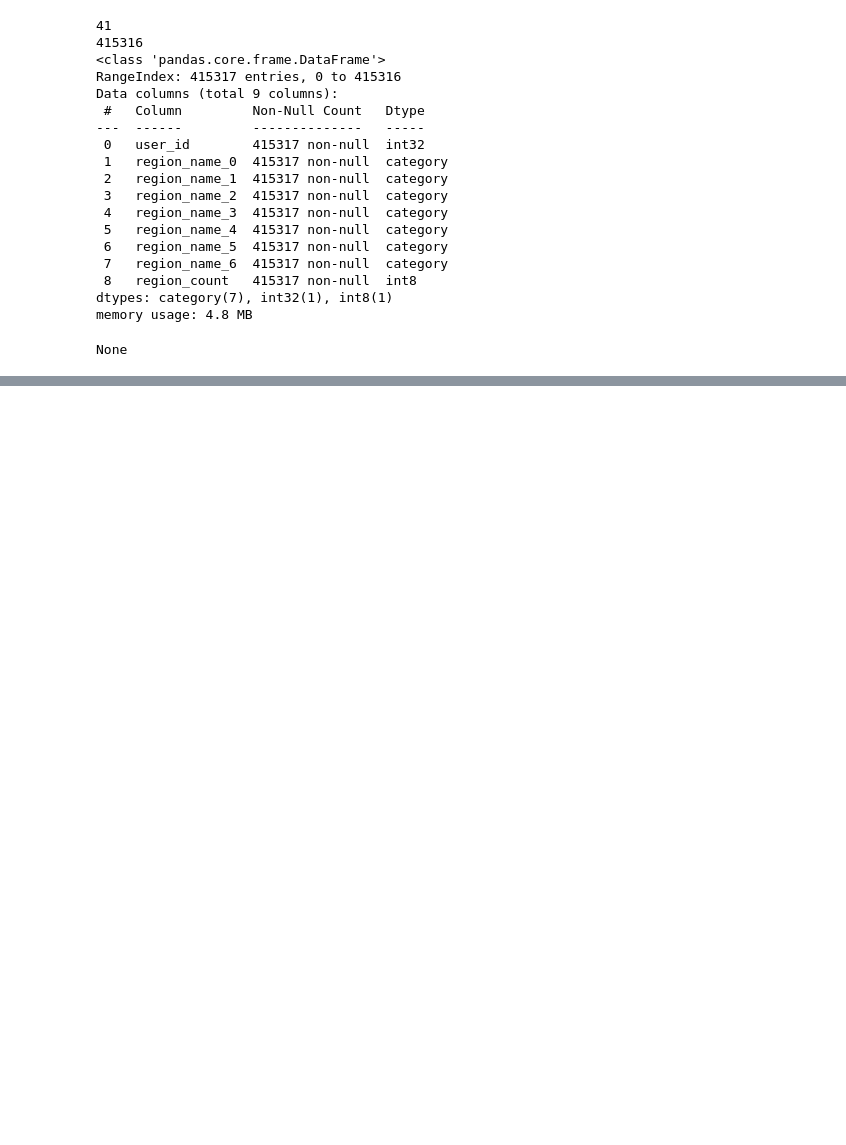
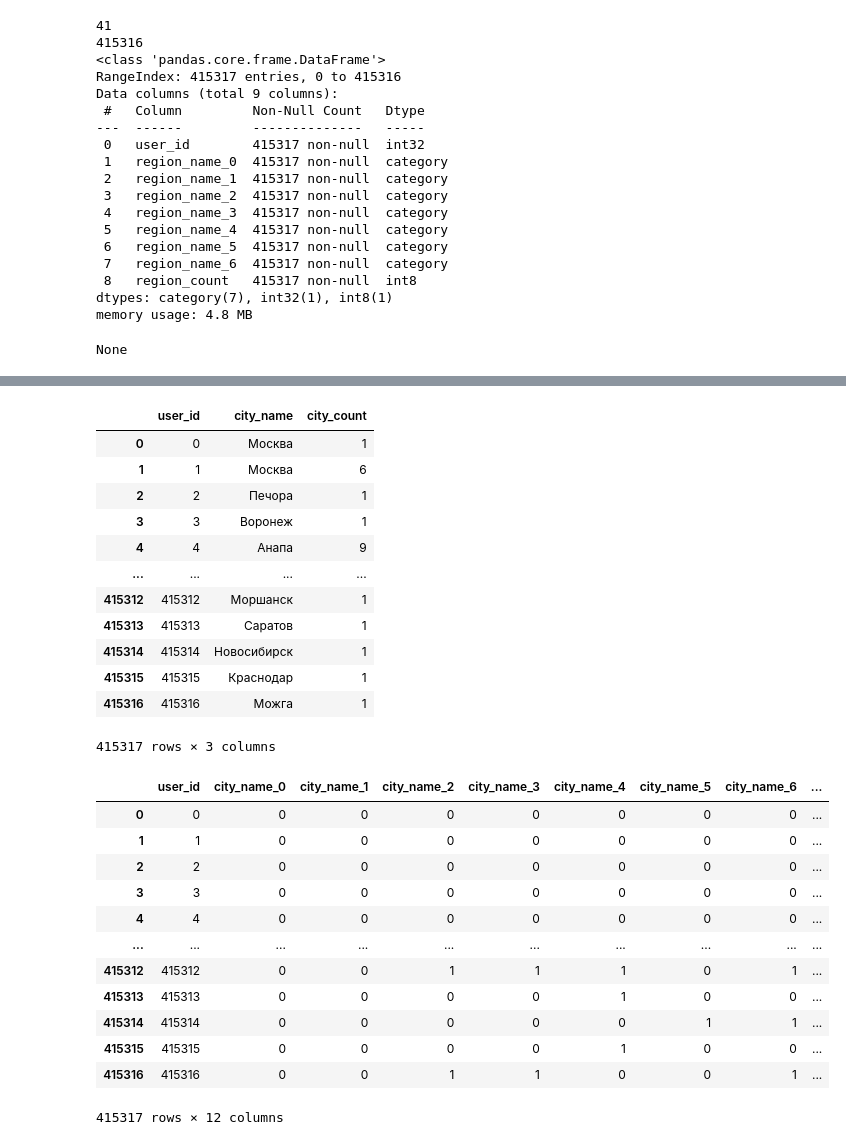
Before and after one commit to koshkidadanet/MTS-ML-CUP, a Jupyter notebook: feature_eng.ipynb, the cells around one changed output, grey strips where cells are left out. Saved outputs shown, nothing was run; the diff lists cells and outputs as text; code cells hidden in the pictures; blank space fills up the shorter version.

Commit message:
city, all cpe

```diff
--- a/feature_eng.ipynb
+++ b/feature_eng.ipynb
@@ -179,0 +182,6 @@ df.to_parquet('..\\full_data\\figma_plan\\region.parquet', index=False)
+# %%
+path = '..\\full_data\\competition_data_final_pqt'
+columns = {'user_id': 'int32', 'city_name': 'category'}
+data = read_data(path,columns)
+display(data.info())
+display(data.isna().sum())
@@ -179,0 +198,17 @@ df.to_parquet('..\\full_data\\figma_plan\\region.parquet', index=False)
+# %%
+df = data.groupby(['user_id', 'city_name'])['city_name'].count()
+df.name = 'top_city'
+
+display(df.info())
+print(df.index)
+
+df = df[df != 0].reset_index()
+display(df.head(20))
+
+city_count = df.groupby('user_id', group_keys=False)['city_name'].count()
+
+df = df.sort_values(by='top_city', ascending=False).drop_duplicates(subset='user_id', keep='first', ignore_index=True)
+df = df.drop('top_city', axis=1)
+
+df = df.sort_values(by='user_id').reset_index(drop=True)
+df['city_count'] = city_count
@@ -179,0 +259,32 @@ df.to_parquet('..\\full_data\\figma_plan\\region.parquet', index=False)
+# %%
+display(df)
+be = BinaryEncoder(cols=['city_name'],return_df=True)
+df = be.fit_transform(df)
+display(df)
+# %% [output]
+|  | user_id | city_name | city_count |
+| 0 | 0 | Москва | 1 |
+| 1 | 1 | Москва | 6 |
+| 2 | 2 | Печора | 1 |
+| 3 | 3 | Воронеж | 1 |
+| 4 | 4 | Анапа | 9 |
+| ... | ... | ... | ... |
+| 415312 | 415312 | Моршанск | 1 |
+| 415313 | 415313 | Саратов | 1 |
+| 415314 | 415314 | Новосибирск | 1 |
+| 415315 | 415315 | Краснодар | 1 |
+| 415316 | 415316 | Можга | 1 |
+415317 rows × 3 columns
+|  | user_id | city_name_0 | city_name_1 | city_name_2 | city_name_3 | city_name_4 | city_name_5 | city_name_6 | ... |
+| 0 | 0 | 0 | 0 | 0 | 0 | 0 | 0 | 0 | ... |
+| 1 | 1 | 0 | 0 | 0 | 0 | 0 | 0 | 0 | ... |
+| 2 | 2 | 0 | 0 | 0 | 0 | 0 | 0 | 0 | ... |
+| 3 | 3 | 0 | 0 | 0 | 0 | 0 | 0 | 0 | ... |
+| 4 | 4 | 0 | 0 | 0 | 0 | 0 | 0 | 0 | ... |
+| ... | ... | ... | ... | ... | ... | ... | ... | ... | ... |
+| 415312 | 415312 | 0 | 0 | 1 | 1 | 1 | 0 | 1 | ... |
+| 415313 | 415313 | 0 | 0 | 0 | 0 | 1 | 0 | 0 | ... |
+| 415314 | 415314 | 0 | 0 | 0 | 0 | 0 | 1 | 1 | ... |
+| 415315 | 415315 | 0 | 0 | 0 | 0 | 1 | 0 | 0 | ... |
+| 415316 | 415316 | 0 | 0 | 1 | 1 | 0 | 0 | 1 | ... |
+415317 rows × 12 columns
```
Also changed, not shown: parts of 24 cells of this notebook.
